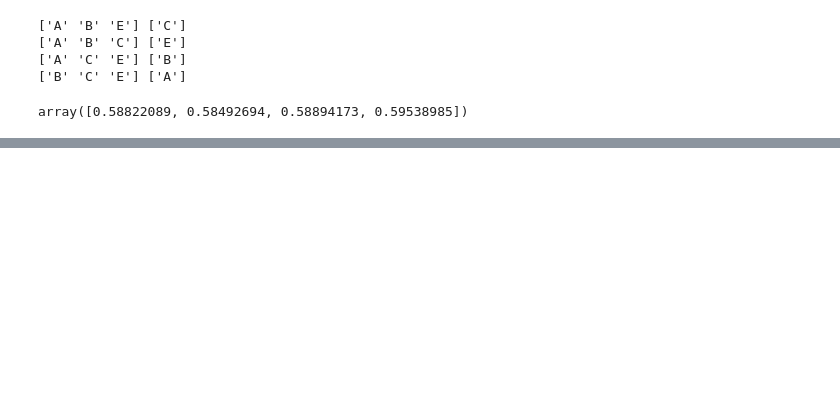
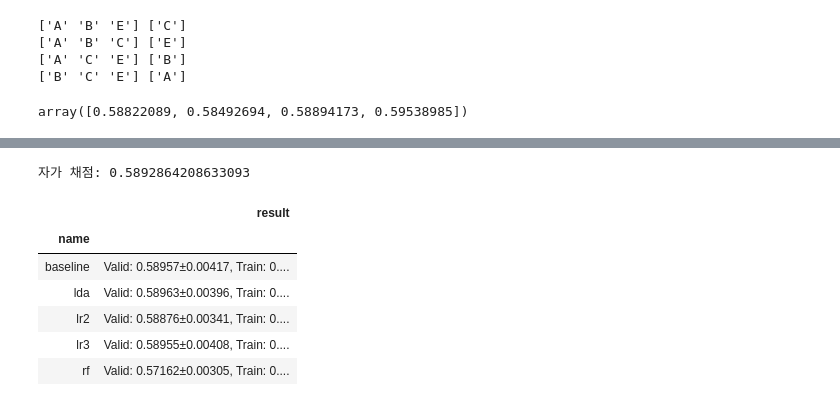
Before and after one commit to sunkusun9/DS_lv3_2408, a Jupyter notebook: sec_ds_lv3_prob1_kaggle.ipynb, the cells around one changed output, grey strips where cells are left out. Saved outputs shown, nothing was run; the diff lists cells and outputs as text; code cells hidden in the pictures; blank space fills up the shorter version.

```diff
--- a/sec_ds_lv3_prob1_kaggle.ipynb
+++ b/sec_ds_lv3_prob1_kaggle.ipynb
@@ -156,0 +348,24 @@ cross_validate(
+# %%
+prd = select_model(clf_lda)
+print("자가 채점: {}".format(roc_auc_score(s_ans, prd)))
+# %% [output]
+자가 채점: 0.5892864208633093
+# %%
+# RF: RandomForestClassifier: {'max_depth': 7, 'min_samples_split': 512, 'n_estimators': 15} 에서 튜닝
+
+from sklearn.ensemble import RandomForestClassifier
+ct = ColumnTransformer([
+    ('pt', 'passthrough', ['loading', 'na_1', 'na_2'] + ['measurement_{}'.format(i) for i in range(18)])
+])
+clf_rf = make_pipeline(ct, RandomForestClassifier(
+    n_estimators=100, max_depth=6, min_samples_split=512, random_state=123, random_state=123 # TODO 추가 튜닝
+))
+eval_model('rf', clf_rf)
+# %% [output]
+|  | result |
+| name |  |
+| baseline | Valid: 0.58957±0.00417, Train: 0.... |
+| lda | Valid: 0.58963±0.00396, Train: 0.... |
+| lr2 | Valid: 0.58876±0.00341, Train: 0.... |
+| lr3 | Valid: 0.58955±0.00408, Train: 0.... |
+| rf | Valid: 0.57162±0.00305, Train: 0.... |
```
Also changed, not shown: parts of 35 cells of this notebook.
